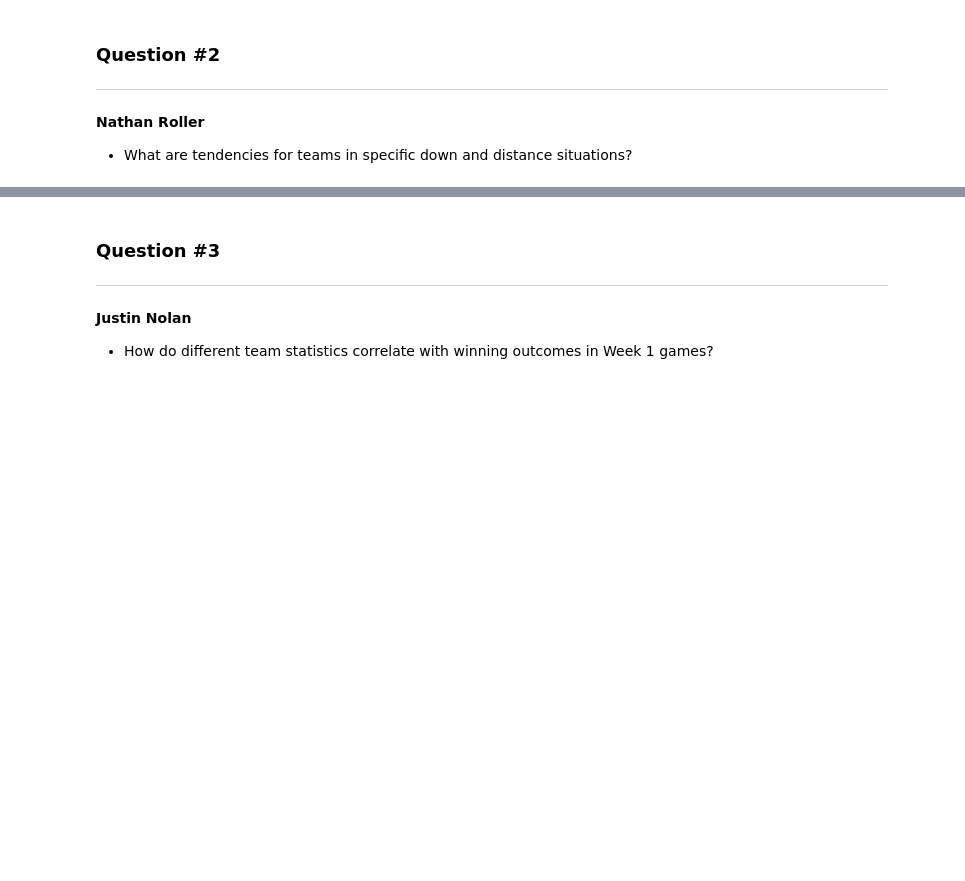
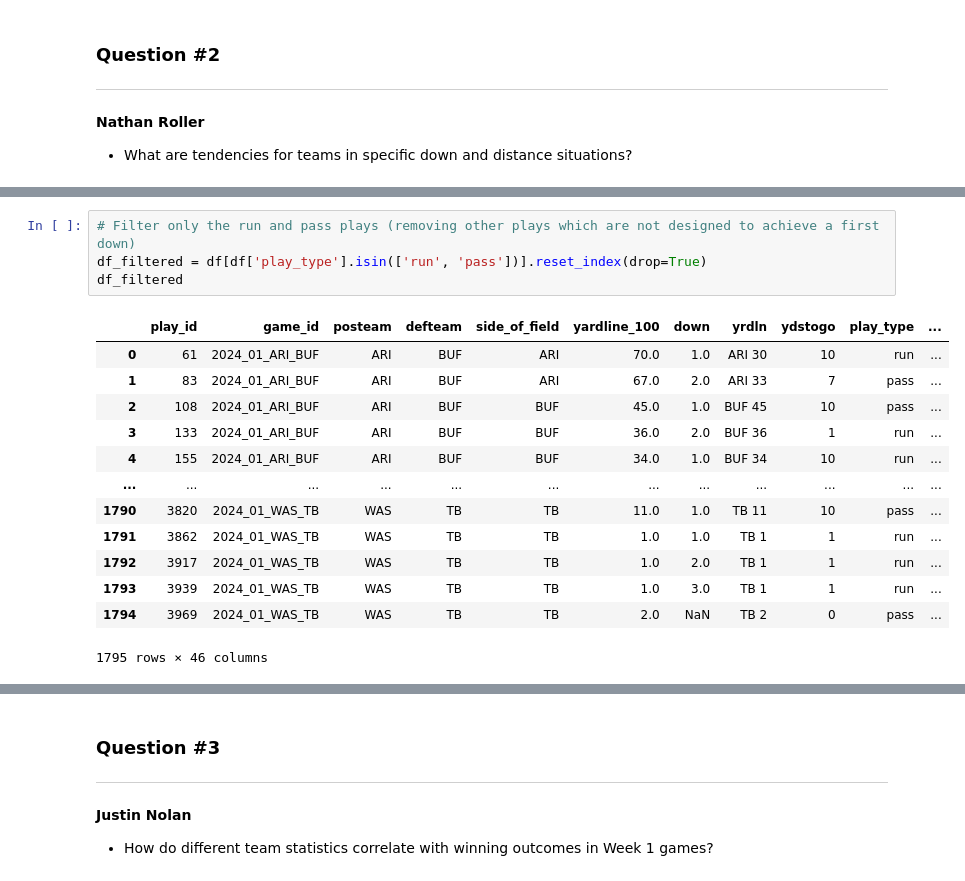
Before and after one commit to rollernathan/NFL_2024_Week_1, a Jupyter notebook: Project 3.ipynb, the cells around one changed output, grey strips where cells are left out. Cells and saved outputs as stored; diff of their text form; blank space fills up the shorter version.

Commit message:
filtering and cleaning data

```diff
--- a/Project 3.ipynb
+++ b/Project 3.ipynb
@@ -27,0 +49,18 @@ df.head()
+# %%
+# Filter only the run and pass plays (removing other plays which are not designed to achieve a first down)
+df_filtered = df[df['play_type'].isin(['run', 'pass'])].reset_index(drop=True)
+df_filtered
+# %% [output]
+|  | play_id | game_id | posteam | defteam | side_of_field | yardline_100 | down | yrdln | ydstogo | play_type | ... |
+| 0 | 61 | 2024_01_ARI_BUF | ARI | BUF | ARI | 70.0 | 1.0 | ARI 30 | 10 | run | ... |
+| 1 | 83 | 2024_01_ARI_BUF | ARI | BUF | ARI | 67.0 | 2.0 | ARI 33 | 7 | pass | ... |
+| 2 | 108 | 2024_01_ARI_BUF | ARI | BUF | BUF | 45.0 | 1.0 | BUF 45 | 10 | pass | ... |
+| 3 | 133 | 2024_01_ARI_BUF | ARI | BUF | BUF | 36.0 | 2.0 | BUF 36 | 1 | run | ... |
+| 4 | 155 | 2024_01_ARI_BUF | ARI | BUF | BUF | 34.0 | 1.0 | BUF 34 | 10 | run | ... |
+| ... | ... | ... | ... | ... | ... | ... | ... | ... | ... | ... | ... |
+| 1790 | 3820 | 2024_01_WAS_TB | WAS | TB | TB | 11.0 | 1.0 | TB 11 | 10 | pass | ... |
+| 1791 | 3862 | 2024_01_WAS_TB | WAS | TB | TB | 1.0 | 1.0 | TB 1 | 1 | run | ... |
+| 1792 | 3917 | 2024_01_WAS_TB | WAS | TB | TB | 1.0 | 2.0 | TB 1 | 1 | run | ... |
+| 1793 | 3939 | 2024_01_WAS_TB | WAS | TB | TB | 1.0 | 3.0 | TB 1 | 1 | run | ... |
+| 1794 | 3969 | 2024_01_WAS_TB | WAS | TB | TB | 2.0 | NaN | TB 2 | 0 | pass | ... |
+1795 rows × 46 columns
```
Also changed, not shown: parts of 3 cells of this notebook.
